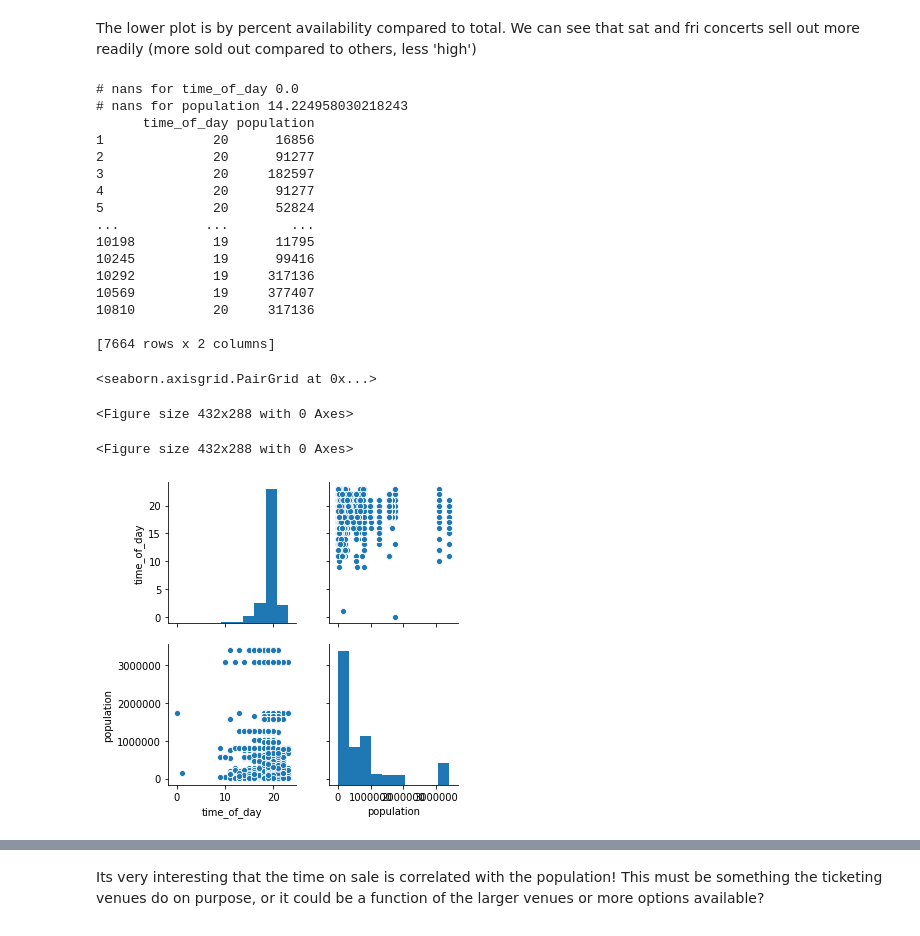
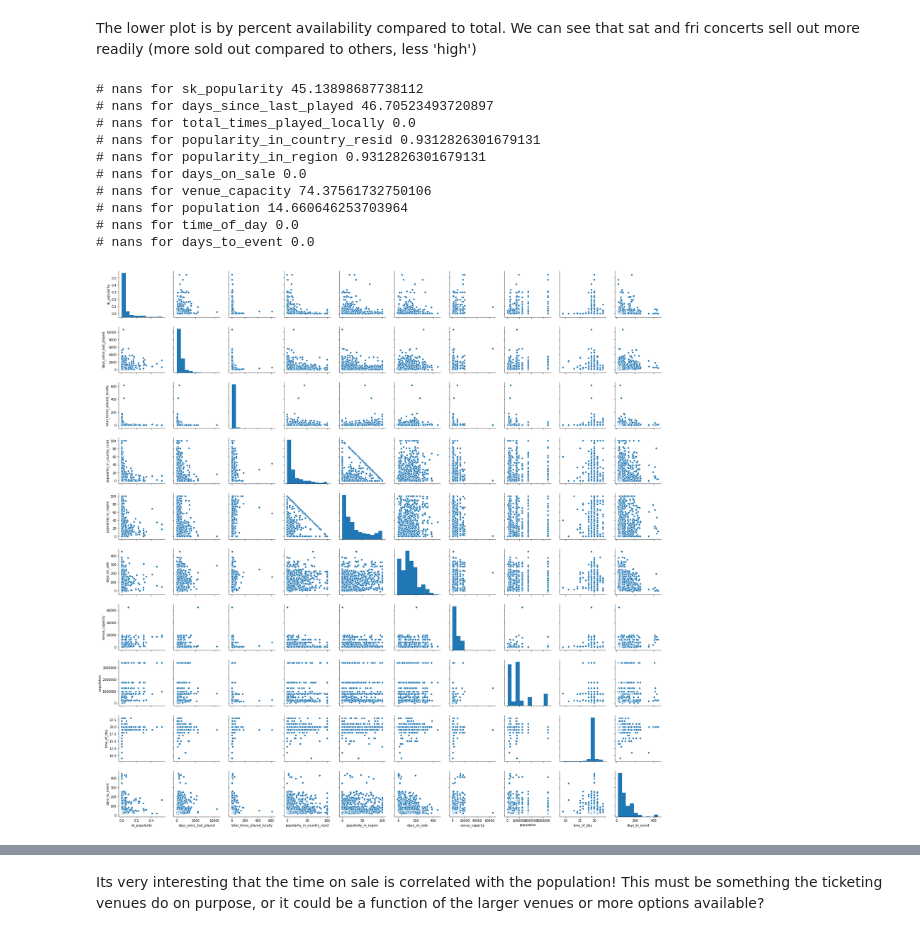
Before and after one commit to bdyetton/NoMoShowFOMO, a Jupyter notebook: notebooks/data_visualization.ipynb, the cells around one changed output, grey strips where cells are left out. Cells and saved outputs as stored; diff of their text form; code cells hidden in the pictures.

```diff
--- a/notebooks/data_visualization.ipynb
+++ b/notebooks/data_visualization.ipynb
@@ -34,0 +27,8 @@ data_sk.shape[0]
+# %%
+data = pd.read_pickle('../data/combined_19-09-2019.pkl')
+sk = pd.read_pickle('../data/songkick_temp19-09-2019.pkl').set_index('idx')
+data = data.drop([col for col in sk.columns if col in data.columns],axis=1)
+pop = pd.read_pickle('../data/trends_19-09-2019.pkl')
+data = pd.merge(sk, data, left_index=True, right_index=True)
+data = pd.merge(pop, data, left_index=True, right_index=True)
+data.head()
@@ -41,5 +48,6 @@ data['days_on_sale'].hist(bins=100)
 # %%
-sns.countplot(x='avail_first_tier',data=data)
+y_name = 'avail_mode'
+sns.countplot(x=y_name,data=data)
 plt.show()
 #Limited and none can be grouped together, and unknown should be dropped.
 # %% [output]
@@ -47,6 +55,6 @@ plt.show()
 # %%
-data.loc[data['avail_first_tier']=='limited','avail_first_tier'] = 'none'
-data.loc[data['avail_first_tier']=='none','avail_first_tier'] = 'sold_out'
-sns.countplot(x='avail_first_tier',data=data)
+data.loc[data[y_name]=='limited',y_name] = 'none'
+data.loc[data[y_name]=='none',y_name] = 'sold_out'
+sns.countplot(x=y_name,data=data)
 plt.show()
 # %% [output]
@@ -72,36 +80,40 @@ The lower plot is by percent availability compared to total. We can see that sat
 # %%
 #Lets make a new variable of "weekend vs weekday":
 data['mon_event'] = data['day_of_week'].isin(['Mon'])
+data['mid_week_event'] = data['day_of_week'].isin(['Wed','Thur','Mon'])
 data['weekend_event'] = data['day_of_week'].isin(['Sat','Sun'])
+
+#Also, lets normalize capacity
+data['venue_capacity_norm'] = data['venue_capacity']/data['population']
+data['popularity_in_country_resid'] = data['popularity_in_country']-data['popularity_in_region']
 # %%
-cont_IVs = ['time_of_day','population'] #sk_popularity, days_since_last_played
-cat_IVs = ['weekend_event','mon_event']
+cont_IVs = ['sk_popularity', 'days_since_last_played', 'total_times_played_locally', 'popularity_in_country_resid',
+            'popularity_in_region','days_on_sale','venue_capacity','population','time_of_day',
+           'days_to_event']
+cat_IVs = ['weekend_event','mid_week_event']
 IVs = cont_IVs + cat_IVs
 for IV in cont_IVs:
     print('# nans for '+IV, 100*sum(data[IV].isna())/data.shape[0])
-    plt.figure()
-print(data[cont_IVs].dropna())
 sns.pairplot(data[cont_IVs].dropna())
+data['venue_capacity'] = data['venue_capacity'].fillna(-1)
+data['venue_capacity_norm'] = data['venue_capacity_norm'].fillna(0)
+data['popularity_in_region'] = data['popularity_in_region'].fillna(-1)
+data['popularity_in_country'] = data['popularity_in_country'].fillna(-1)
+data['popularity_in_country_resid'] = data['popularity_in_country_resid'].fillna(-1)
+data['days_since_last_played'] = data['days_since_last_played'].fillna(-1)
+data['total_times_played_locally'] = data['total_times_played_locally'].fillna(0)
+data['sk_popularity'] = data['sk_popularity'].fillna(-1)
 # %% [output]
+# nans for sk_popularity 45.13898687738112
+# nans for days_since_last_played 46.70523493720897
+# nans for total_times_played_locally 0.0
+# nans for popularity_in_country_resid 0.9312826301679131
+# nans for popularity_in_region 0.9312826301679131
+# nans for days_on_sale 0.0
+# nans for venue_capacity 74.37561732750106
+# nans for population 14.660646253703964
 # nans for time_of_day 0.0
-# nans for population 14.224958030218243
-      time_of_day population
-1              20      16856
-2              20      91277
-3              20     182597
-4              20      91277
-5              20      52824
-...           ...        ...
-10198          19      11795
-10245          19      99416
-10292          19     317136
-10569          19     377407
-10810          20     317136
-
-[7664 rows x 2 columns]
+# nans for days_to_event 0.0
-<seaborn.axisgrid.PairGrid at 0x...>
-<Figure size 432x288 with 0 Axes>
-<Figure size 432x288 with 0 Axes>
-[figure, old version]
+[figure, new version]
 # %%
 %matplotlib inline
```
Also changed, not shown: parts of 16 cells of this notebook, 18 other files.
